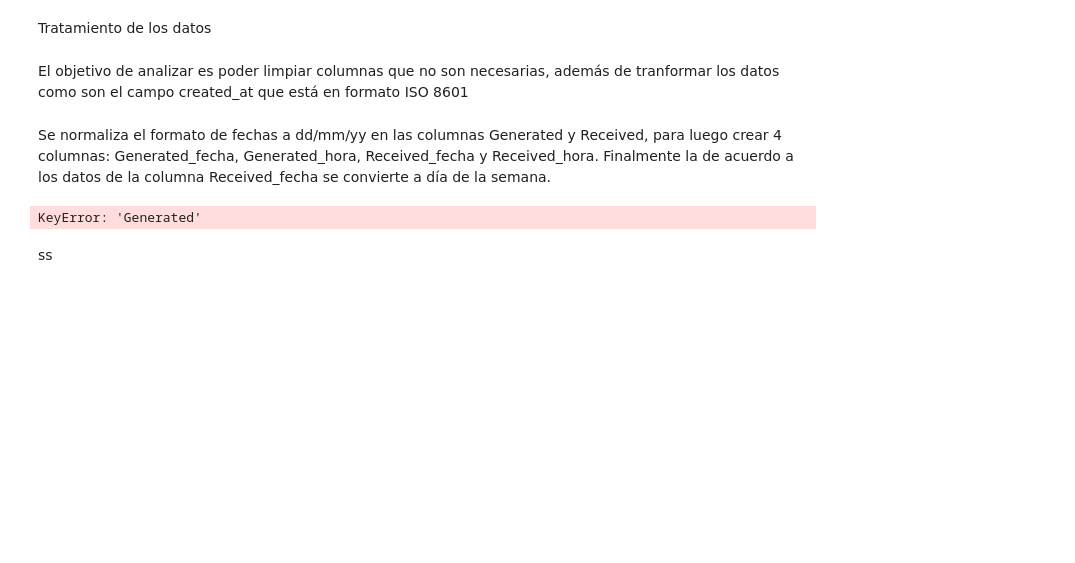
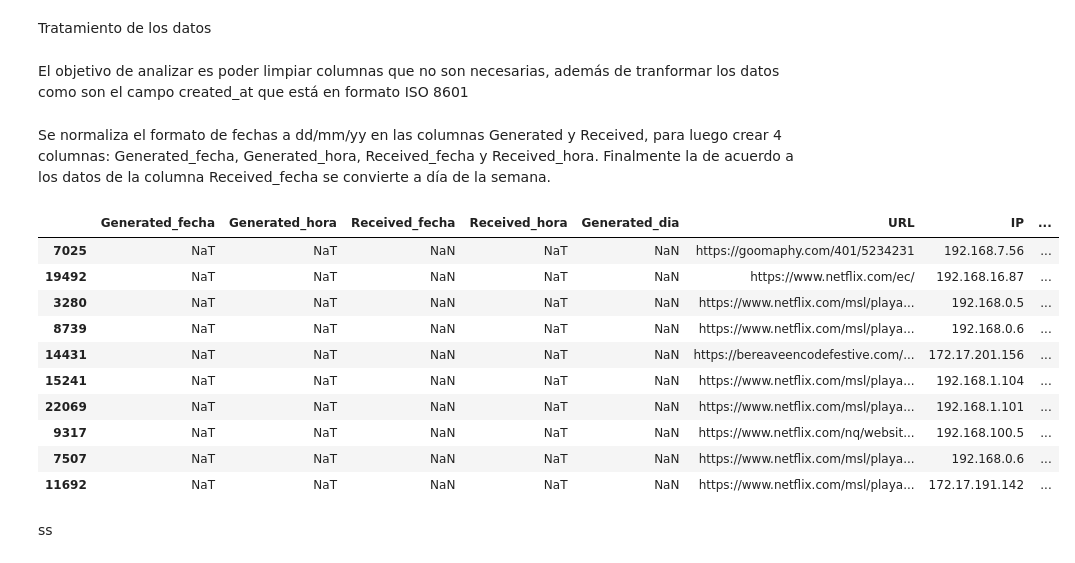
Before and after one commit to mpjuarez/introduccion-IA, a Jupyter notebook: TT_IA.ipynb, the cells around one changed output. Cells and saved outputs as stored; diff of their text form; code cells hidden in the pictures; blank space fills up the shorter version.

```diff
--- a/TT_IA.ipynb
+++ b/TT_IA.ipynb
@@ -243,35 +243,29 @@ Web_security1 = pd.DataFrame(Web_security1)
 # Crear una copia del DataFrame original para trabajar en ella
 Web_security1_colum = Web_security1.copy()
 
-# Función para corregir las fechas
-def normalize_dates(column):
-    corrected_dates = []
-    for value in column:
-        try:
-            # Intentar interpretar como dd/mm/yyyy
-            corrected_date = pd.to_datetime(value, dayfirst=True)
-        except ValueError:
-            try:
-                # Intentar interpretar como mm/dd/yyyy
-                corrected_date = pd.to_datetime(value, dayfirst=False)
-            except ValueError:
-                # Si no puede interpretarse, marcar para revisión
-                corrected_date = "Formato inválido"
-        corrected_dates.append(corrected_date)
-    return corrected_dates
+# Asegurar que las columnas sean del tipo datetime
+Web_security1_colum["Generated"] = pd.to_datetime(Web_security1_colum["Generated"], format='%d/%m/%Y %H:%M:%S', errors='coerce')
+Web_security1_colum["Received"] = pd.to_datetime(Web_security1_colum["Received"], format='%d/%m/%Y %H:%M:%S', errors='coerce')
 
-# Normalizar las fechas en el dataset copia
-Web_security1_colum["Generated"] = normalize_dates(Web_security1_colum["Generated"])
-Web_security1_colum["Received"] = normalize_dates(Web_security1_colum["Received"])
+# Dividir las columnas en fecha y hora
+Web_security1_colum["Generated_fecha"] = Web_security1_colum["Generated"].dt.strftime('%d/%m/%Y')
+Web_security1_colum["Generated_hora"] = Web_security1_colum["Generated"].dt.strftime('%H:%M:%S')
 
-# Dividir las columnas en fecha y hora después de la normalización
-Web_security1_colum["Generated_fecha"] = pd.to_datetime(Web_security1_colum["Generated"], errors='coerce').dt.strftime('%d/%m/%Y')
-Web_security1_colum["Generated_hora"] = pd.to_datetime(Web_security1_colum["Generated"], errors='coerce').dt.strftime('%H:%M:%S')
+Web_security1_colum["Received_fecha"] = Web_security1_colum["Received"].dt.strftime('%d/%m/%Y')
+Web_security1_colum["Received_hora"] = Web_security1_colum["Received"].dt.strftime('%H:%M:%S')
 
-Web_security1_colum["Received_fecha"] = pd.to_datetime(Web_security1_colum["Received"], errors='coerce').dt.strftime('%d/%m/%Y')
-Web_security1_colum["Received_hora"] = pd.to_datetime(Web_security1_colum["Received"], errors='coerce').dt.strftime('%H:%M:%S')
+# Verificar el tipo de datos después de la conversión
+#print(Web_security1_colum.dtypes)
 
+# Mostrar una muestra del DataFrame corregido
+#print(Web_security1_colum.head())
+
+
+
+# Eliminar columnas originales si ya no son necesarias
 Web_security1_colum = Web_security1_colum.drop(columns=["Generated", "Received"])
+
+
 
 # Dividir la columna "User" en "Enpoint_dominio" y "User"
 def dividir_user(valor):
@@ -317,33 +311,43 @@ Web_security1_colum["jornada"] = Web_security1_colum.apply(
 )
 
 # Calcular el tiempo transcurrido entre "Generated_hora" y "Received_hora" en minutos
 def calcular_tiempo(generated, received):
     # Verificar si generated o received son NaTType
     if pd.isnull(generated) or pd.isnull(received):
         return np.nan  # Reemplazar con NaN si hay valores faltantes
 
     # Convertir las horas al tipo datetime completo para calcular diferencias
     generated_time = pd.Timestamp.combine(pd.Timestamp.today(), generated)
     received_time = pd.Timestamp.combine(pd.Timestamp.today(), received)
     return (received_time - generated_time).total_seconds() / 60
 
 Web_security1_colum["tiempo"] = Web_security1_colum.apply(
     lambda row: calcular_tiempo(row["Generated_hora"], row["Received_hora"]), axis=1
 )
 
 # Ordenar columnas
 columnas_ordenadas = [
     "Generated_fecha", "Generated_hora",
     "Received_fecha", "Received_hora", "Generated_dia",  "URL", "IP", "Detections",
     "Enpoint_dominio", "User",
     "jornada", "tiempo"
 ]
 # Reordena las columnas del DataFrame
 Web_security1_colum = Web_security1_colum[columnas_ordenadas]
 
 # Mostrar el resultado final
 Web_security1_colum.sample(10)
 # %% [output]
-KeyError: 'Generated'
+|  | Generated_fecha | Generated_hora | Received_fecha | Received_hora | Generated_dia | URL | IP | ... |
+| 7025 | NaT | NaT | NaN | NaT | NaN | https://goomaphy.com/401/5234231 | 192.168.7.56 | ... |
+| 19492 | NaT | NaT | NaN | NaT | NaN | https://www.netflix.com/ec/ | 192.168.16.87 | ... |
+| 3280 | NaT | NaT | NaN | NaT | NaN | https://www.netflix.com/msl/playa... | 192.168.0.5 | ... |
+| 8739 | NaT | NaT | NaN | NaT | NaN | https://www.netflix.com/msl/playa... | 192.168.0.6 | ... |
+| 14431 | NaT | NaT | NaN | NaT | NaN | https://bereaveencodefestive.com/... | 172.17.201.156 | ... |
+| 15241 | NaT | NaT | NaN | NaT | NaN | https://www.netflix.com/msl/playa... | 192.168.1.104 | ... |
+| 22069 | NaT | NaT | NaN | NaT | NaN | https://www.netflix.com/msl/playa... | 192.168.1.101 | ... |
+| 9317 | NaT | NaT | NaN | NaT | NaN | https://www.netflix.com/nq/websit... | 192.168.100.5 | ... |
+| 7507 | NaT | NaT | NaN | NaT | NaN | https://www.netflix.com/msl/playa... | 192.168.0.6 | ... |
+| 11692 | NaT | NaT | NaN | NaT | NaN | https://www.netflix.com/msl/playa... | 172.17.191.142 | ... |
 # %% [markdown]
 ss
```
Also changed, not shown: parts of 8 cells of this notebook.
